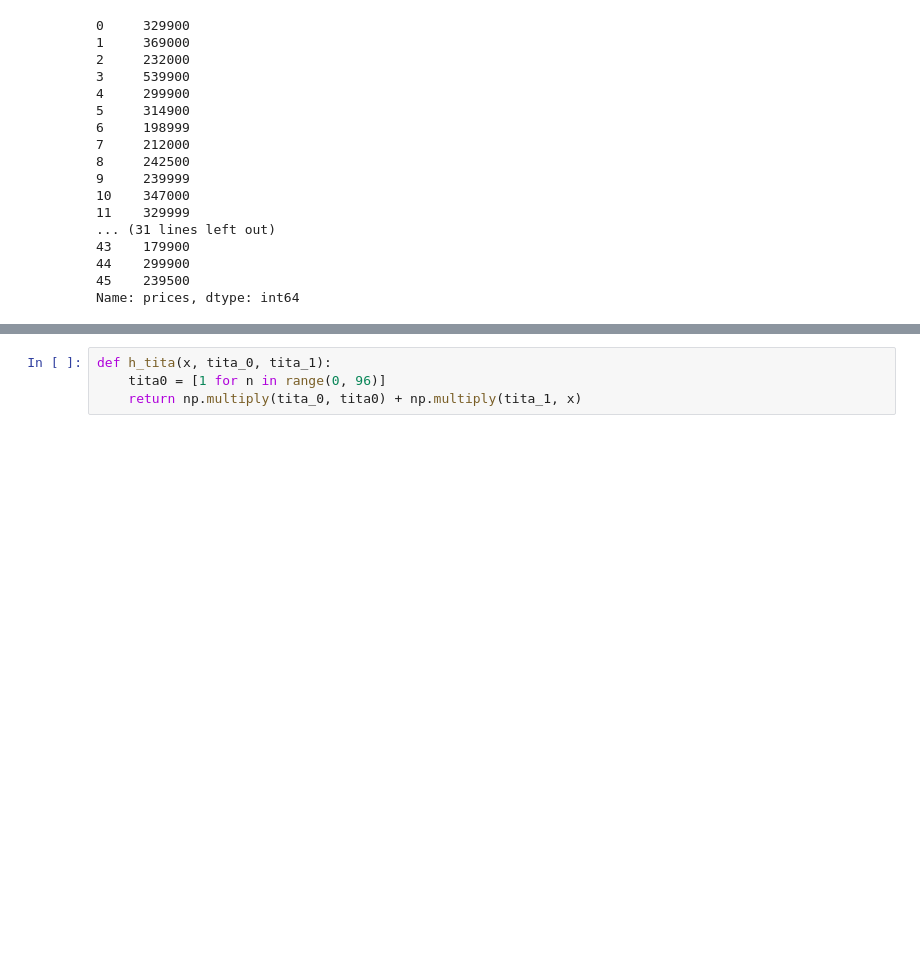
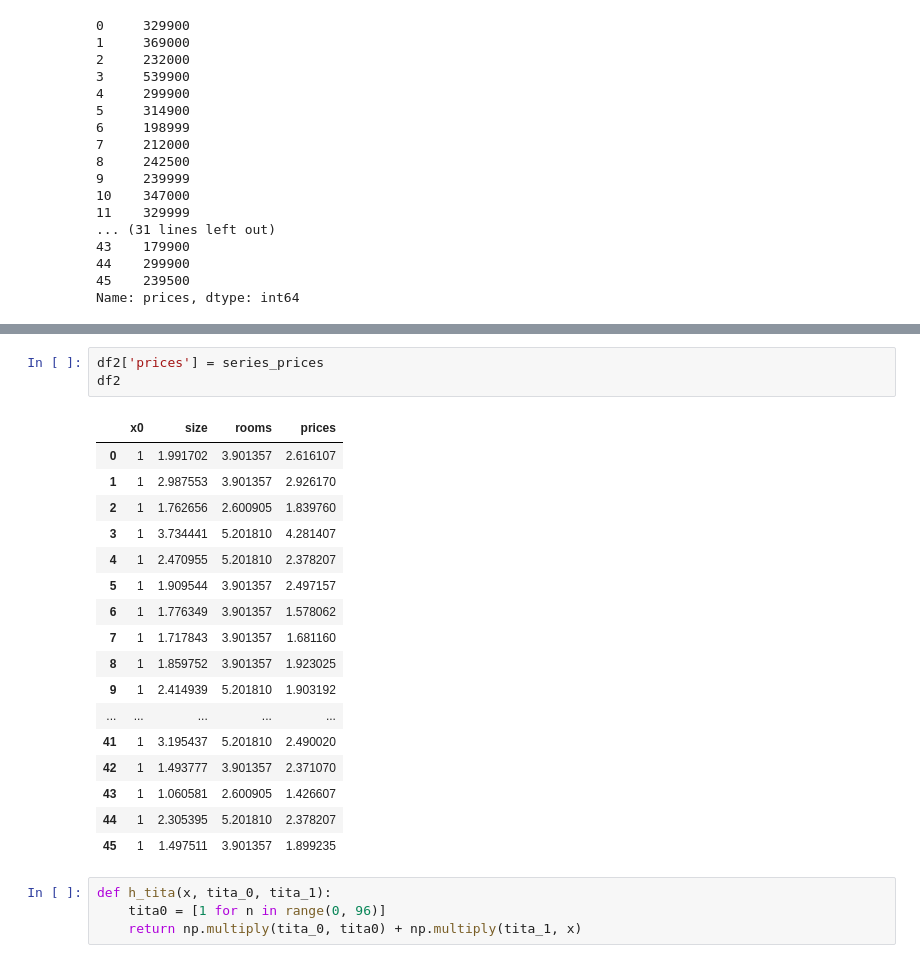
Before and after one commit to Celeste789/Machine-Learning, a Jupyter notebook: machine learning.ipynb, the cells around one changed output, grey strips where cells are left out. Saved outputs shown, nothing was run; the diff lists cells and outputs as text; blank space fills up the shorter version.

```diff
--- a/machine learning.ipynb
+++ b/machine learning.ipynb
@@ -563,3 +558,24 @@ Name: prices, dtype: float64
+# %%
+df2['prices'] = series_prices
+df2
+# %% [output]
+|  | x0 | size | rooms | prices |
+| 0 | 1 | 1.991702 | 3.901357 | 2.616107 |
+| 1 | 1 | 2.987553 | 3.901357 | 2.926170 |
+| 2 | 1 | 1.762656 | 2.600905 | 1.839760 |
+| 3 | 1 | 3.734441 | 5.201810 | 4.281407 |
+| 4 | 1 | 2.470955 | 5.201810 | 2.378207 |
+| 5 | 1 | 1.909544 | 3.901357 | 2.497157 |
+| 6 | 1 | 1.776349 | 3.901357 | 1.578062 |
+| 7 | 1 | 1.717843 | 3.901357 | 1.681160 |
+| 8 | 1 | 1.859752 | 3.901357 | 1.923025 |
+| 9 | 1 | 2.414939 | 5.201810 | 1.903192 |
+| ... | ... | ... | ... | ... |
+| 41 | 1 | 3.195437 | 5.201810 | 2.490020 |
+| 42 | 1 | 1.493777 | 3.901357 | 2.371070 |
+| 43 | 1 | 1.060581 | 2.600905 | 1.426607 |
+| 44 | 1 | 2.305395 | 5.201810 | 2.378207 |
+| 45 | 1 | 1.497511 | 3.901357 | 1.899235 |
 # %%
 def h_tita(x, tita_0, tita_1):
     tita0 = [1 for n in range(0, 96)]
```
Also changed, not shown: parts of 33 cells of this notebook, 1 other file.
